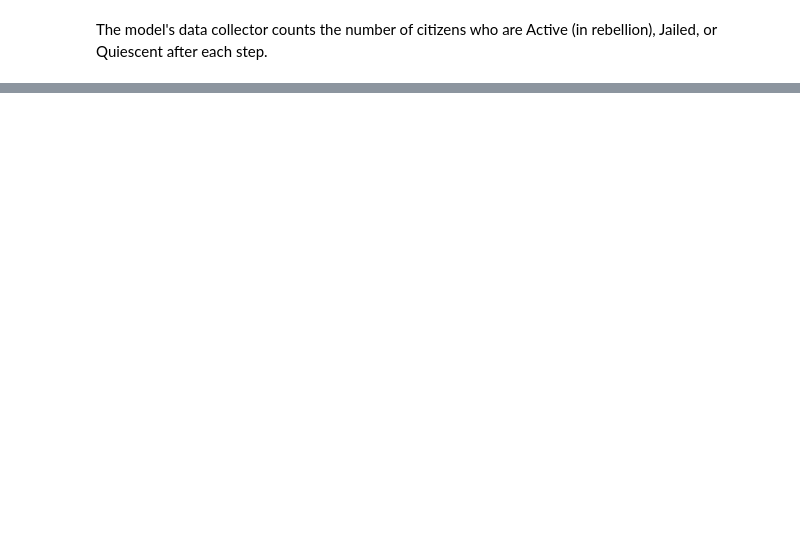
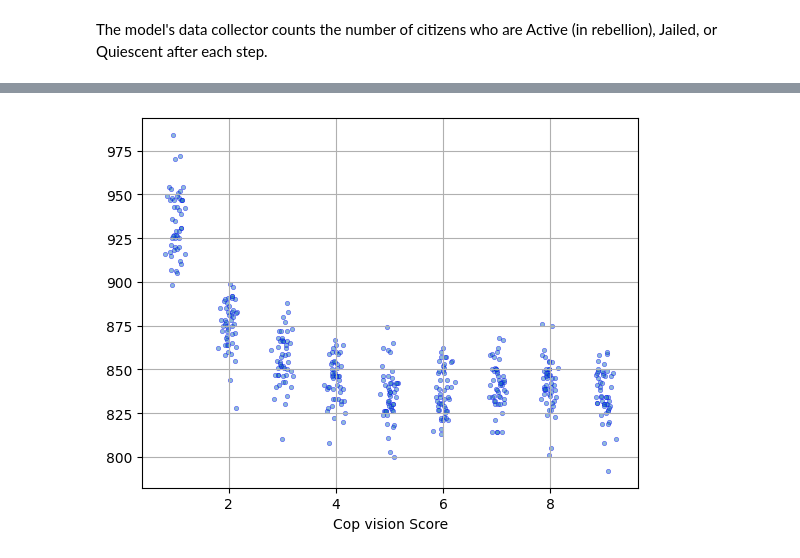
Before and after one commit to ssatizabal/ABM-assignment1, a Jupyter notebook: epstein_civil_violence/Epstein Civil Violence.ipynb, the cells around one changed output, grey strips where cells are left out. Cells and saved outputs as stored; diff of their text form; code cells hidden in the pictures; blank space fills up the shorter version.

```diff
--- a/epstein_civil_violence/Epstein Civil Violence.ipynb
+++ b/epstein_civil_violence/Epstein Civil Violence.ipynb
@@ -96,0 +225,15 @@ model = EpsteinCivilViolence(
+# %%
+df2 = pd.read_csv("epstein_batch_data2.csv")
+# %%
+jitter_strength = 0.05
+df2['cop_vision'] += np.random.normal(0, jitter_strength, df2['cop_vision'].shape)
+
+plt.scatter(df2['cop_vision'], df2['Quiescent'], s=10,
+            alpha=0.5,
+            edgecolors='blue',
+            linewidths=0.5)
+plt.grid(True)
+plt.xlabel("Cop vision Score")
+plt.show()
+# %% [output]
+[figure, added]
```
Also changed, not shown: parts of 22 cells of this notebook, 6 other files.
